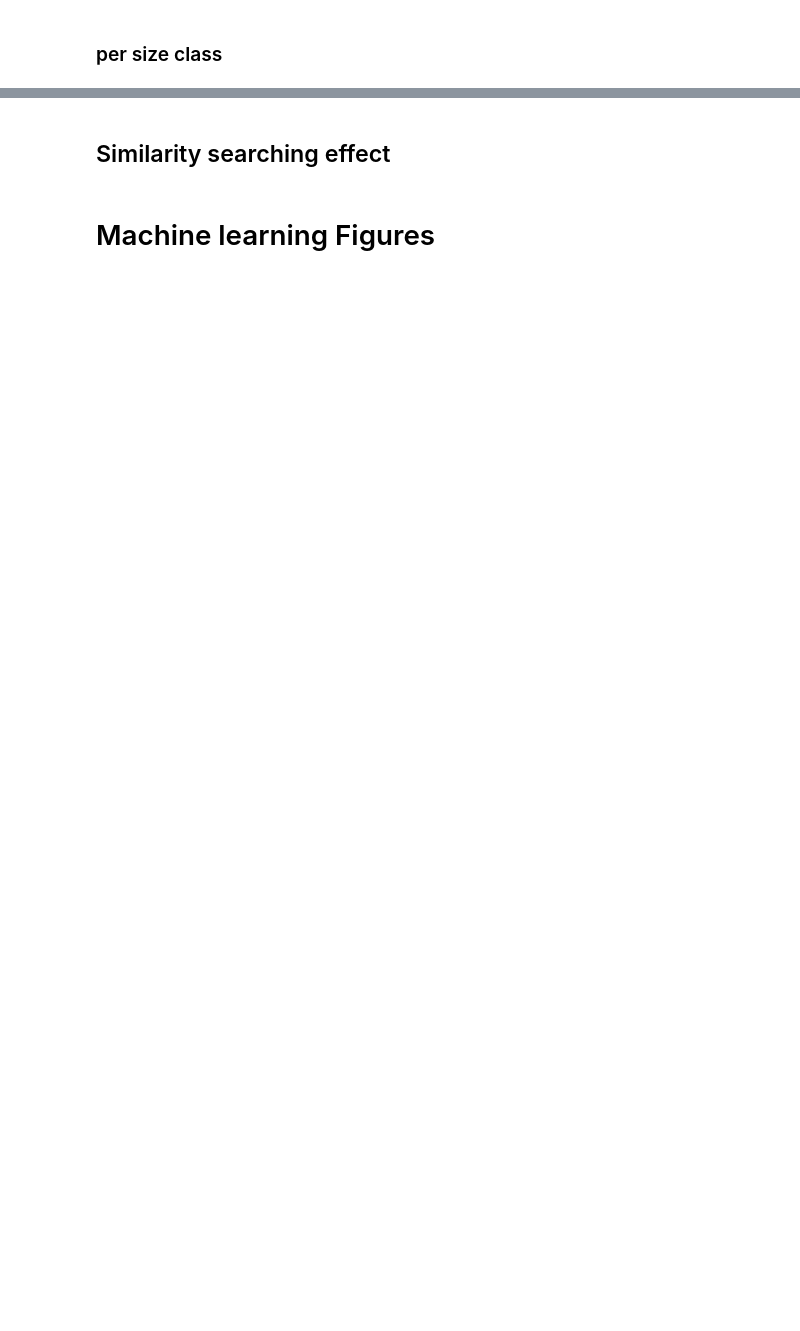
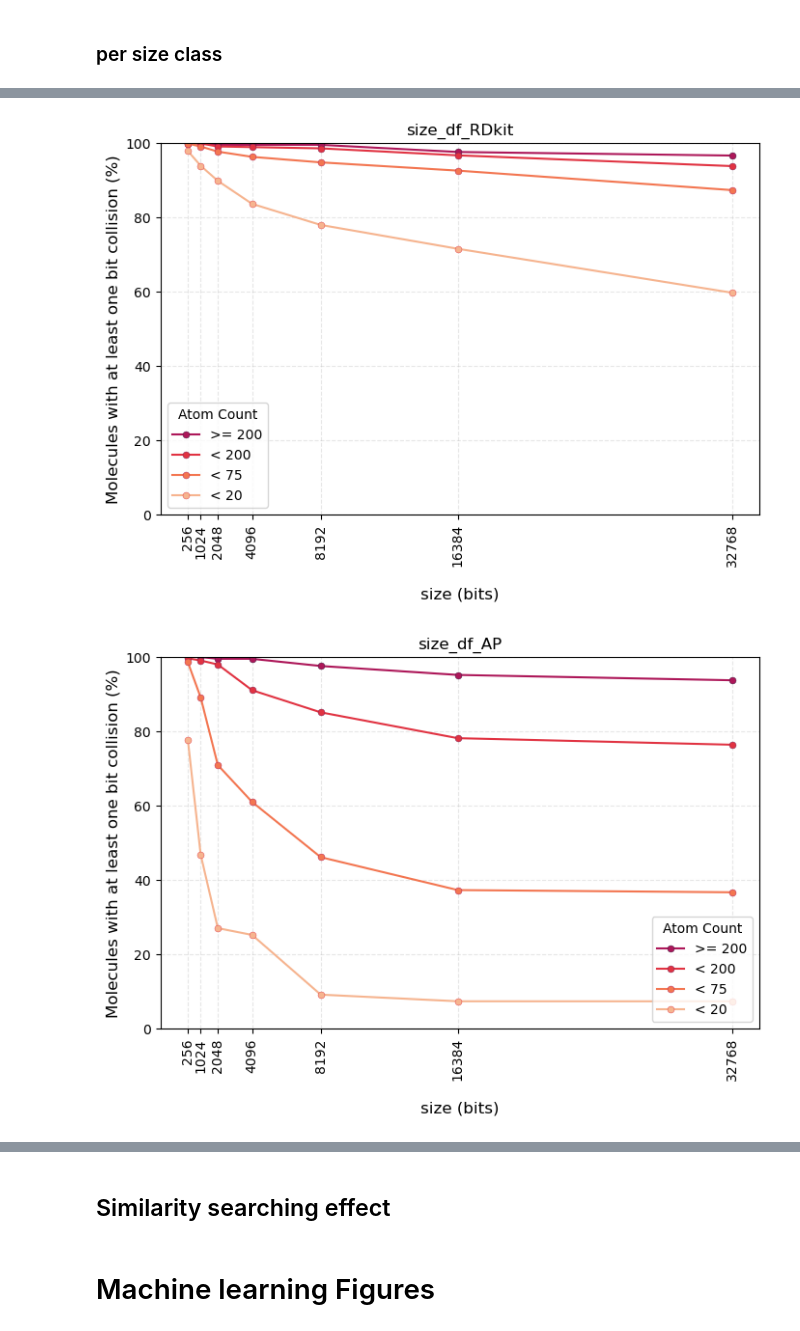
Before and after one commit to miko-dj/bit-collisions, a Jupyter notebook: bitcollisions.ipynb, the cells around one changed output, grey strips where cells are left out. Cells and saved outputs as stored; diff of their text form; code cells hidden in the pictures; blank space fills up the shorter version.

Commit message:
new weight based counts

```diff
--- a/bitcollisions.ipynb
+++ b/bitcollisions.ipynb
@@ -474,0 +565,6 @@ plt.show()
+# %%
+with open('data/general_count_weight_TT.json') as f:
+    size_df_TT = pd.DataFrame(json.load(f))
+
+size_df_TT.index = size_df_TT.index.astype(int)
+size_df_TT
@@ -474,0 +580,6 @@ plt.show()
+# %%
+with open('data/general_count_weight_AtomPair.json') as f:
+    size_df_AP = pd.DataFrame(json.load(f))
+
+size_df_AP.index = size_df_AP.index.astype(int)
+size_df_AP
@@ -474,0 +595,6 @@ plt.show()
+# %%
+with open('data/general_count_weight_RDkit.json') as f:
+    size_df_RDkit = pd.DataFrame(json.load(f))
+
+size_df_RDkit.index = size_df_RDkit.index.astype(int)
+size_df_RDkit
@@ -474,0 +610,30 @@ plt.show()
+# %%
+
+size_dfs = [size_df_RDkit , size_df_AP, size_df_ecfp6, size_df_ecfp4, size_df_TT ]
+# %%
+titels = ["size_df_RDkit" , "size_df_AP", "size_df_ecfp6", "size_df_ecfp4", "size_df_TT" ]
+labels = ['>= 200', '< 200' , '< 75' , '< 20' ]
+
+k=0
+for size_df in size_dfs:
+    i=0
+    plt.figure(figsize=(8,5))
+    for col in size_df.columns:
+        plt.plot(size_df[col], label=labels[i], marker = '.', markersize = 10,  color=sns.color_palette("rocket")[i+2], markeredgecolor=sns.color_palette("rocket")[i],
+                        markeredgewidth=.3,)
+        i=i+1
+
+    plt.xlabel("size (bits)", size=12, labelpad=15)
+    plt.ylabel('Molecules with at least one bit collision (%)',size=12)
+    plt.title(titels[k])
+    k=k+1
+    plt.xticks(sizes, rotation=90, size=10)
+    plt.yticks(size=10)
+    plt.ylim(0,100)
+    plt.legend( title='Atom Count' )
+    plt.grid(True, linestyle="--", alpha=0.3)
+
+    plt.show()
+# %% [output]
+[figure, added]
+[figure, added]
```
Also changed, not shown: parts of 17 cells of this notebook, 8 other files.
